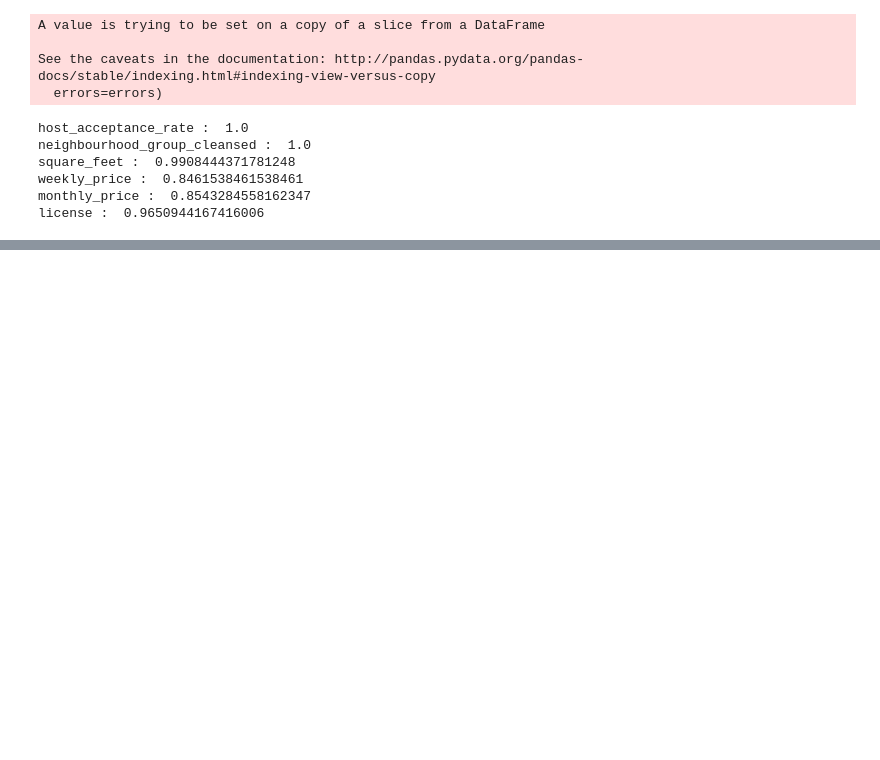
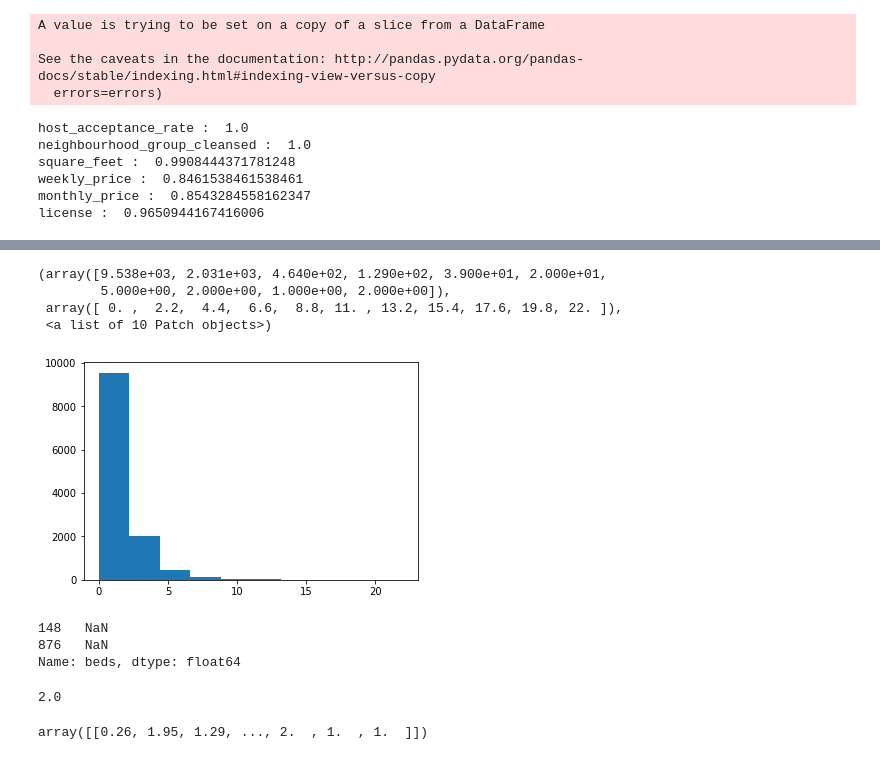
Before and after one commit to papaulul/Airbnb, a Jupyter notebook: Code/EDA.ipynb, the cells around one changed output, grey strips where cells are left out. Drawn from its saved outputs; the diff is of its cells as text; code cells hidden in the pictures; blank space fills up the shorter version.

```diff
--- a/Code/EDA.ipynb
+++ b/Code/EDA.ipynb
@@ -119,0 +215,10 @@ col_no_url = [col for col in population.columns if "url" not in col and 'scrape'
+# %%
+population['beds'] = pd.to_numeric(population['beds'])
+# %%
+plt.hist(population['beds'].dropna())
+# %% [output]
+(array([9.538e+03, 2.031e+03, 4.640e+02, 1.290e+02, 3.900e+01, 2.000e+01,
+        5.000e+00, 2.000e+00, 1.000e+00, 2.000e+00]),
+ array([ 0. ,  2.2,  4.4,  6.6,  8.8, 11. , 13.2, 15.4, 17.6, 19.8, 22. ]),
+ <a list of 10 Patch objects>)
+[figure, added]
@@ -119,0 +230,14 @@ col_no_url = [col for col in population.columns if "url" not in col and 'scrape'
+# %%
+population['beds'].loc[population['beds'].isna()]
+# %% [output]
+148   NaN
+876   NaN
+Name: beds, dtype: float64
+# %%
+Imputer.fit_transform(population['beds'].values.reshape(1,-1))
+# %% [output]
+2.0
+# %%
+Imputer.fit_transform(population['reviews_per_month'].values.reshape(1,-1))
+# %% [output]
+array([[0.26, 1.95, 1.29, ..., 2.  , 1.  , 1.  ]])
```
Also changed, not shown: parts of 22 cells of this notebook, 1 other file.
